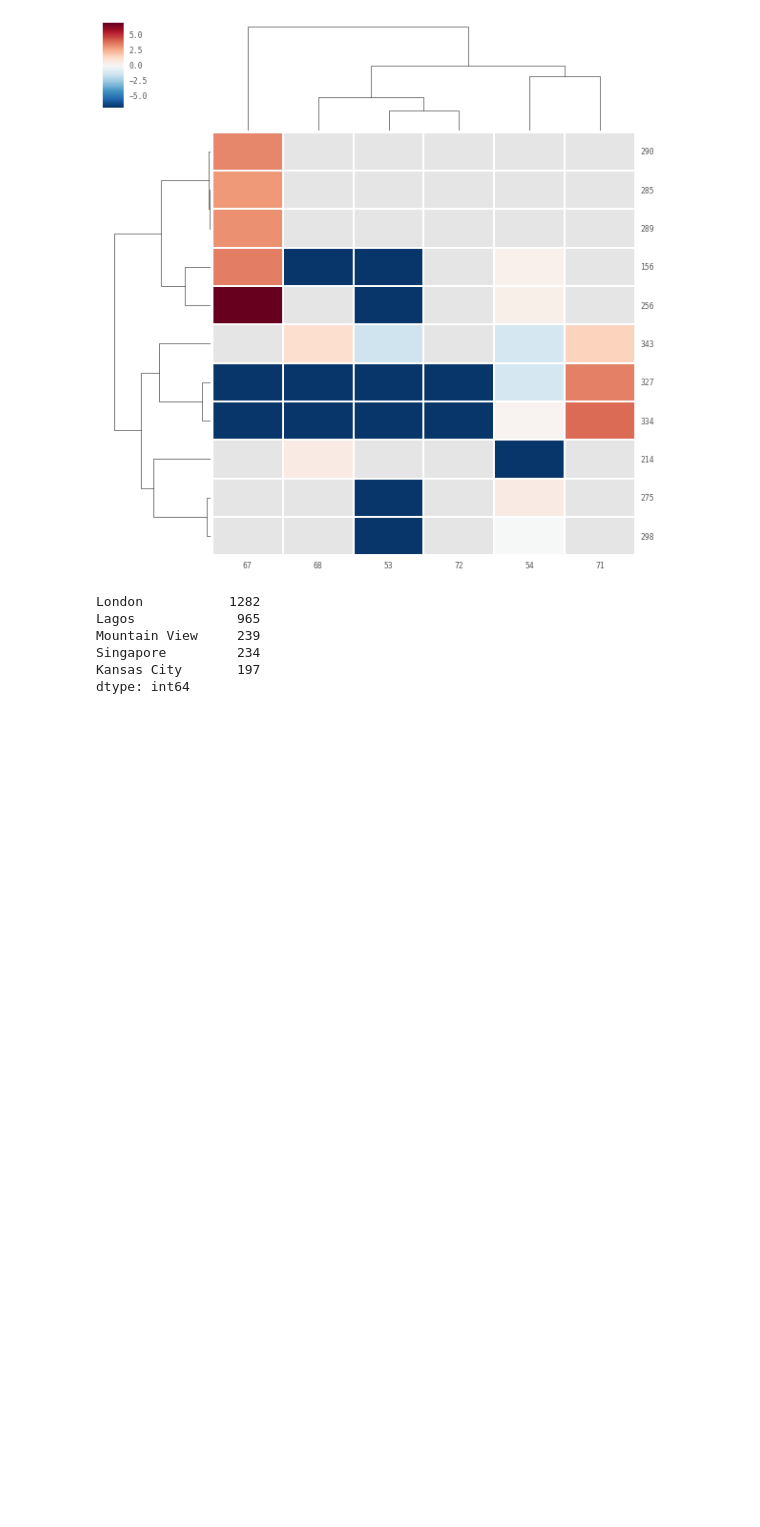
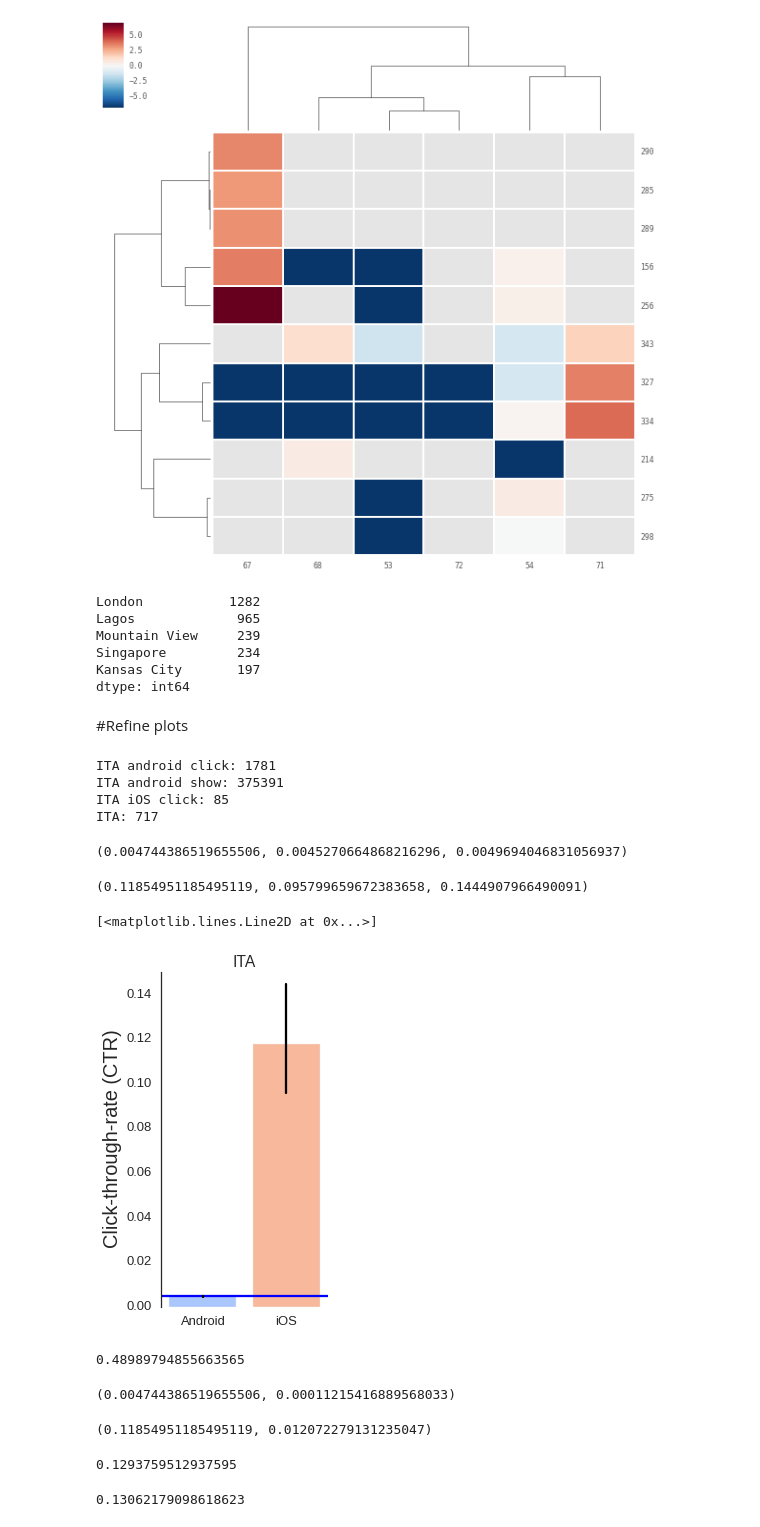
Before and after one commit to hellowendy/Insight_Data_Science, a Jupyter notebook: notebook/specifc_APP_analysis.ipynb, the cells around one changed output. Cells and saved outputs as stored; diff of their text form; code cells hidden in the pictures; blank space fills up the shorter version.

```diff
--- a/notebook/Zenit_specifc_APP_analysis.ipynb
+++ b/notebook/specifc_APP_analysis.ipynb
@@ -1598,3 +1570,5 @@ Mountain View     239
 Singapore         234
 Kansas City       197
 dtype: int64
+# %% [markdown]
+#Refine plots
@@ -1600,0 +1583,39 @@ dtype: int64
+# %%
+ita_a_click = es.count(index="events-*", body={'query': {'bool': {'must':[{'match': { 'plfm' : 'android' }}, {'match': { 'co' : 'ITA' }}, {'match': { 'et' : 'AD_CLICK' }}], 'must_not':[{'match': { 'fr' : 'true' }}]}}})['count']
+ita_a_show = es.count(index="events-*", body={'query': {'bool': {'must':[{'match': { 'plfm' : 'android' }}, {'match': { 'co' : 'ITA' }}, {'match': { 'et' : 'AD_SHOW' }}], 'must_not':[{'match': { 'fr' : 'true' }}]}}})['count']
+ita_i_click = es.count(index="events-*", body={'query': {'bool': {'must':[{'match': { 'plfm' : 'ios' }}, {'match': { 'co' : 'ITA' }}, {'match': { 'et' : 'AD_CLICK' }}], 'must_not':[{'match': { 'fr' : 'true' }}]}}})['count']
+ita_i_show = es.count(index="events-*", body={'query': {'bool': {'must':[{'match': { 'plfm' : 'ios' }}, {'match': { 'co' : 'ITA' }}, {'match': { 'et' : 'AD_SHOW' }}], 'must_not':[{'match': { 'fr' : 'true' }}]}}})['count']
+print 'ITA android click: %d\nITA android show: %d\nITA iOS click: %d\nITA: %d\n' % (ita_a_click,ita_a_show,ita_i_click,ita_i_show)
+# %% [output]
+ITA android click: 1781
+ITA android show: 375391
+ITA iOS click: 85
+ITA: 717
+# %%
+binom_interval(1781,375391)
+# %% [output]
+(0.004744386519655506, 0.0045270664868216296, 0.0049694046831056937)
+# %%
+binom_interval(85,717)
+# %% [output]
+(0.11854951185495119, 0.095799659672383658, 0.1444907966490091)
+# %%
+sns.set(style="white", context="talk")
+x = np.array(['Android','iOS'])
+y = np.array([ita_a,ita_i])
+f, (ax) = plt.subplots(1, 1, figsize=(3, 6), sharex=True)
+p = sns.barplot(x, y, ci=None, palette="coolwarm", hline=0,ax=ax)
+plt.ylim([0, 0.15])
+ax.set_ylabel("Click-through-rate (CTR)",fontsize=20)
+plt.title("ITA")
+ax.axhline(y=ita_rate)
+sns.despine(bottom=True)
+plt.plot([1,1], [0.095799659672383658,0.1444907966490091], 'k-')
+plt.plot([0,0], [0.0045270664868216296,0.0049694046831056937], 'k-')
+# %% [output]
+[<matplotlib.lines.Line2D at 0x...>]
+[figure, added]
+# %%
+np.std([1] * 3 + [0] * 2)
+# %% [output]
+0.48989794855663565
@@ -1600,0 +1627,16 @@ dtype: int64
+# %%
+binom_error(1781,375391)
+# %% [output]
+(0.004744386519655506, 0.00011215416889568033)
+# %%
+binom_error(85,717)
+# %% [output]
+(0.11854951185495119, 0.012072279131235047)
+# %%
+ita_i
+# %% [output]
+0.1293759512937595
+# %%
+0.11854951185495119 + 0.012072279131235047
+# %% [output]
+0.13062179098618623
```
Also changed, not shown: parts of 179 cells of this notebook, 7 other files.
